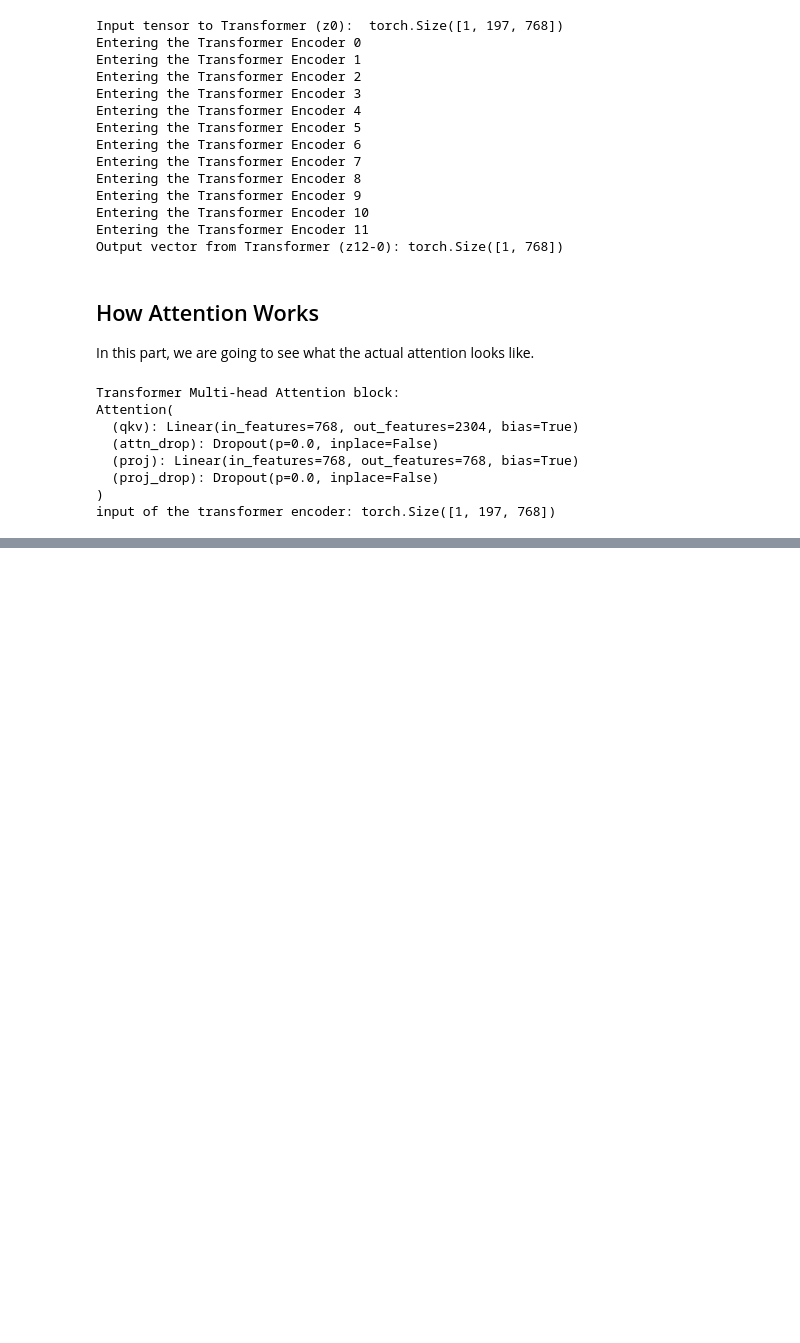
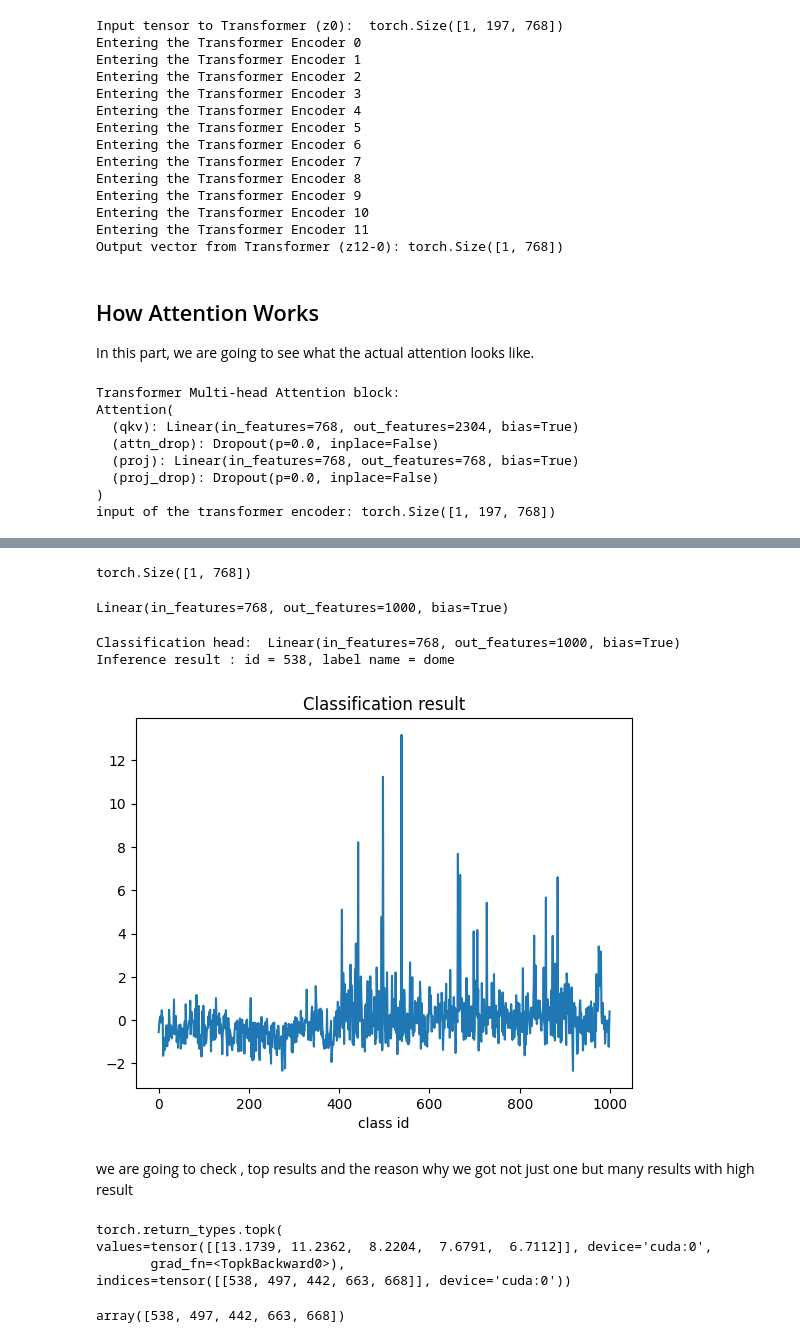
Before and after one commit to mostafa-ja/Transformers, a Jupyter notebook: Vision_Transformer.ipynb, the cells around one changed output, grey strips where cells are left out. Cells and saved outputs as stored; diff of their text form; code cells hidden in the pictures; blank space fills up the shorter version.

```diff
--- a/Vision_Transformer.ipynb
+++ b/Vision_Transformer.ipynb
@@ -372,0 +508,35 @@ input of the transformer encoder: torch.Size([1, 197, 768])
+# %%
+transformer_output.shape
+# %% [output]
+torch.Size([1, 768])
+# %%
+model.head
+# %% [output]
+Linear(in_features=768, out_features=1000, bias=True)
+# %%
+print("Classification head: ", model.head)
+result = model.head(transformer_output)
+result_label_id = int(torch.argmax(result))
+plt.plot(result.detach().cpu().numpy()[0])
+plt.title("Classification result")
+plt.xlabel("class id")
+print("Inference result : id = {}, label name = {}".format(
+    result_label_id, imagenet_labels[result_label_id]))
+# %% [output]
+Classification head:  Linear(in_features=768, out_features=1000, bias=True)
+Inference result : id = 538, label name = dome
+[figure, added]
+# %% [markdown]
+we are going to check , top results and the reason why we got not just one but many results with high result
+# %%
+torch.topk(result, 5)
+# %% [output]
+torch.return_types.topk(
+values=tensor([[13.1739, 11.2362,  8.2204,  7.6791,  6.7112]], device='cuda:0',
+       grad_fn=<TopkBackward0>),
+indices=tensor([[538, 497, 442, 663, 668]], device='cuda:0'))
+# %%
+top_results = torch.topk(result, 5)[1].detach().cpu().numpy().squeeze()
+top_results
+# %% [output]
+array([538, 497, 442, 663, 668])
```
Also changed, not shown: parts of 21 cells of this notebook.
